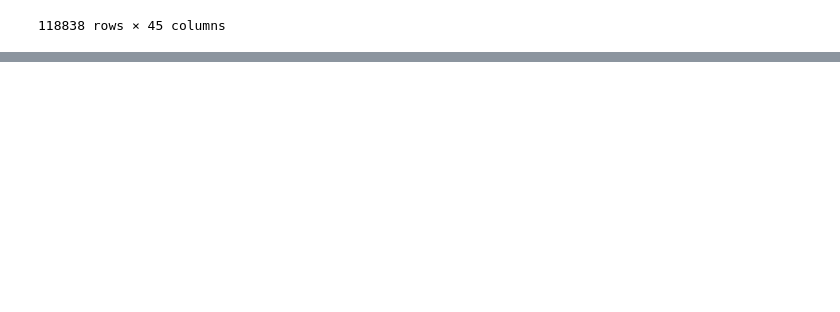
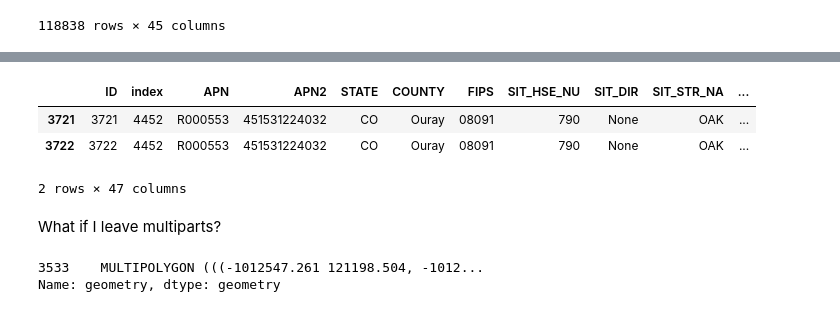
Before and after one commit to whitephil/parcel-mhp, a Jupyter notebook: within_near.ipynb, the cells around one changed output, grey strips where cells are left out. Drawn from its saved outputs; the diff is of its cells as text; code cells hidden in the pictures; blank space fills up the shorter version.

Commit message:
multipart stuff

```diff
--- a/within_near.ipynb
+++ b/within_near.ipynb
@@ -447,0 +571,15 @@ winsound.Beep(freq, duration)
+# %%
+ourayBuildings = gpd.read_file(os.path.join(co_22_dir, 'counties', '08091', '08091_buildings.shp')).to_crs(crs='ESRI:102003')
+# %%
+within = parcelfunks.sumWithin('08091', ourayExploded,ourayBuildings)
+# %%
+probWithin = within.loc[within['APN']=='R000553']
+# %%
+probWithin
+# %% [output]
+|  | ID | index | APN | APN2 | STATE | COUNTY | FIPS | SIT_HSE_NU | SIT_DIR | SIT_STR_NA | ... |
+| 3721 | 3721 | 4452 | R000553 | 451531224032 | CO | Ouray | 08091 | 790 | None | OAK | ... |
+| 3722 | 3722 | 4452 | R000553 | 451531224032 | CO | Ouray | 08091 | 790 | None | OAK | ... |
+2 rows × 47 columns
+# %% [markdown]
+What if I leave multiparts?
@@ -447,0 +590,5 @@ winsound.Beep(freq, duration)
+# %%
+probWithinMulti['geometry']
+# %% [output]
+3533    MULTIPOLYGON (((-1012547.261 121198.504, -1012...
+Name: geometry, dtype: geometry
```
Also changed, not shown: parts of 71 cells of this notebook, 2 other files.
